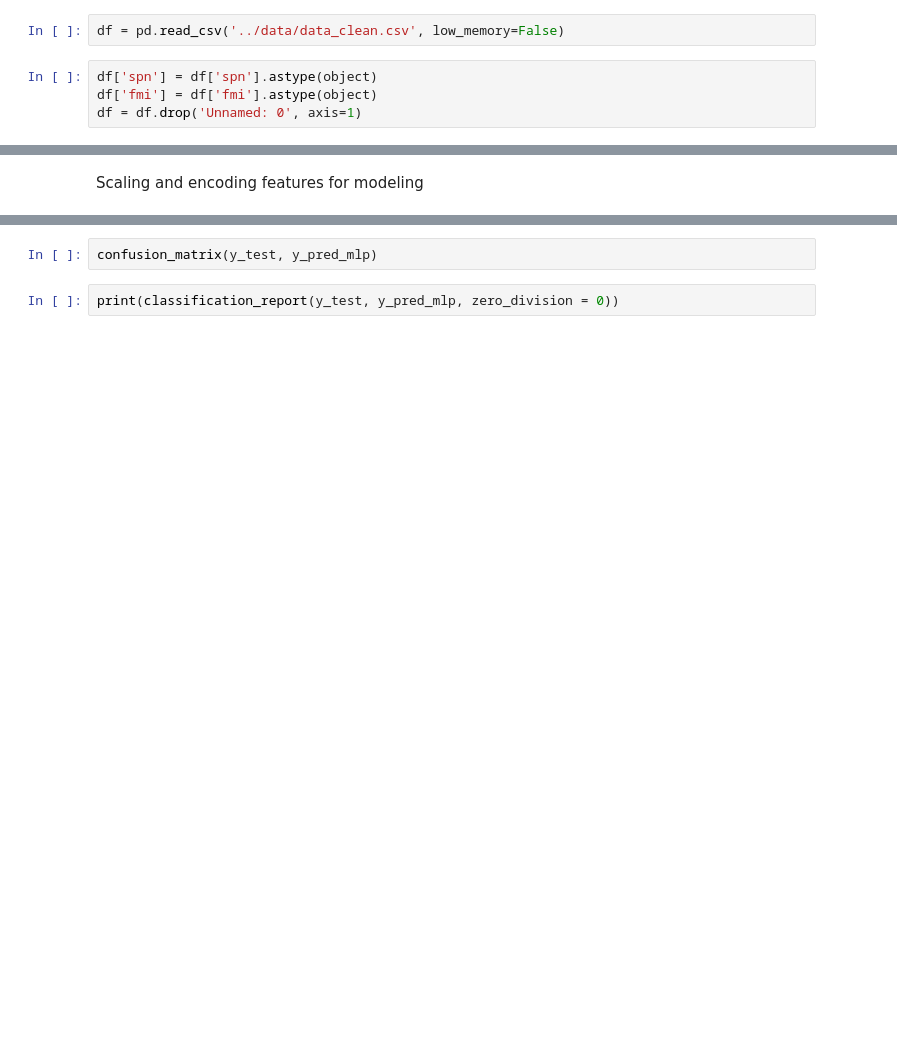
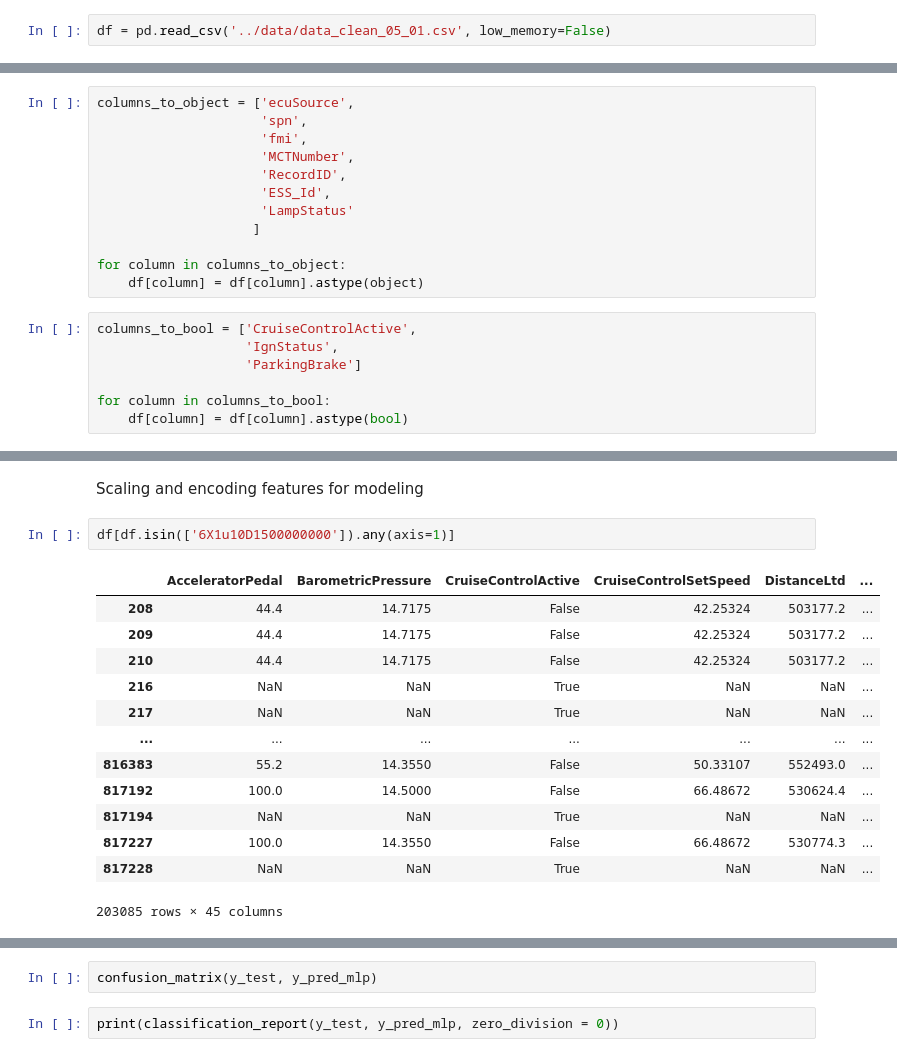
Before and after one commit to nss-data-science-cohort-8/nss-data-science-cohort-8-classroom-big-g-big-g, a Jupyter notebook: notebooks/big-rigs_data_modeling.ipynb, the cells around one changed output, grey strips where cells are left out. Drawn from its saved outputs; the diff is of its cells as text; blank space fills up the shorter version.

Commit message:
Model now has issues with data handling. 05/01

```diff
--- a/notebooks/big-rigs_data_modeling.ipynb
+++ b/notebooks/big-rigs_data_modeling.ipynb
@@ -35,6 +43,2 @@ This notebook is dedicated to the feature selection and statistical modeling of
 # %%
-df = pd.read_csv('../data/data_clean.csv', low_memory=False)
+df = pd.read_csv('../data/data_clean_05_01.csv', low_memory=False)
-# %%
-df['spn'] = df['spn'].astype(object)
-df['fmi'] = df['fmi'].astype(object)
-df = df.drop('Unnamed: 0', axis=1)
@@ -60,0 +47,19 @@ memory usage: 332.7+ MB
+# %%
+columns_to_object = ['ecuSource',
+                     'spn',
+                     'fmi',
+                     'MCTNumber',
+                     'RecordID',
+                     'ESS_Id',
+                     'LampStatus'
+                    ]
+
+for column in columns_to_object:
+    df[column] = df[column].astype(object)
+# %%
+columns_to_bool = ['CruiseControlActive',
+                   'IgnStatus',
+                   'ParkingBrake']
+
+for column in columns_to_bool:
+    df[column] = df[column].astype(bool)
@@ -61,4 +89,20 @@ memory usage: 332.7+ MB
 # %% [markdown]
 Scaling and encoding features for modeling
+# %%
+df[df.isin(['6X1u10D1500000000']).any(axis=1)]
+# %% [output]
+|  | AcceleratorPedal | BarometricPressure | CruiseControlActive | CruiseControlSetSpeed | DistanceLtd | ... |
+| 208 | 44.4 | 14.7175 | False | 42.25324 | 503177.2 | ... |
+| 209 | 44.4 | 14.7175 | False | 42.25324 | 503177.2 | ... |
+| 210 | 44.4 | 14.7175 | False | 42.25324 | 503177.2 | ... |
+| 216 | NaN | NaN | True | NaN | NaN | ... |
+| 217 | NaN | NaN | True | NaN | NaN | ... |
+| ... | ... | ... | ... | ... | ... | ... |
+| 816383 | 55.2 | 14.3550 | False | 50.33107 | 552493.0 | ... |
+| 817192 | 100.0 | 14.5000 | False | 66.48672 | 530624.4 | ... |
+| 817194 | NaN | NaN | True | NaN | NaN | ... |
+| 817227 | 100.0 | 14.3550 | False | 66.48672 | 530774.3 | ... |
+| 817228 | NaN | NaN | True | NaN | NaN | ... |
+203085 rows × 45 columns
 # %%
 X = df.drop(['target',
```
Also changed, not shown: parts of 21 cells of this notebook.
